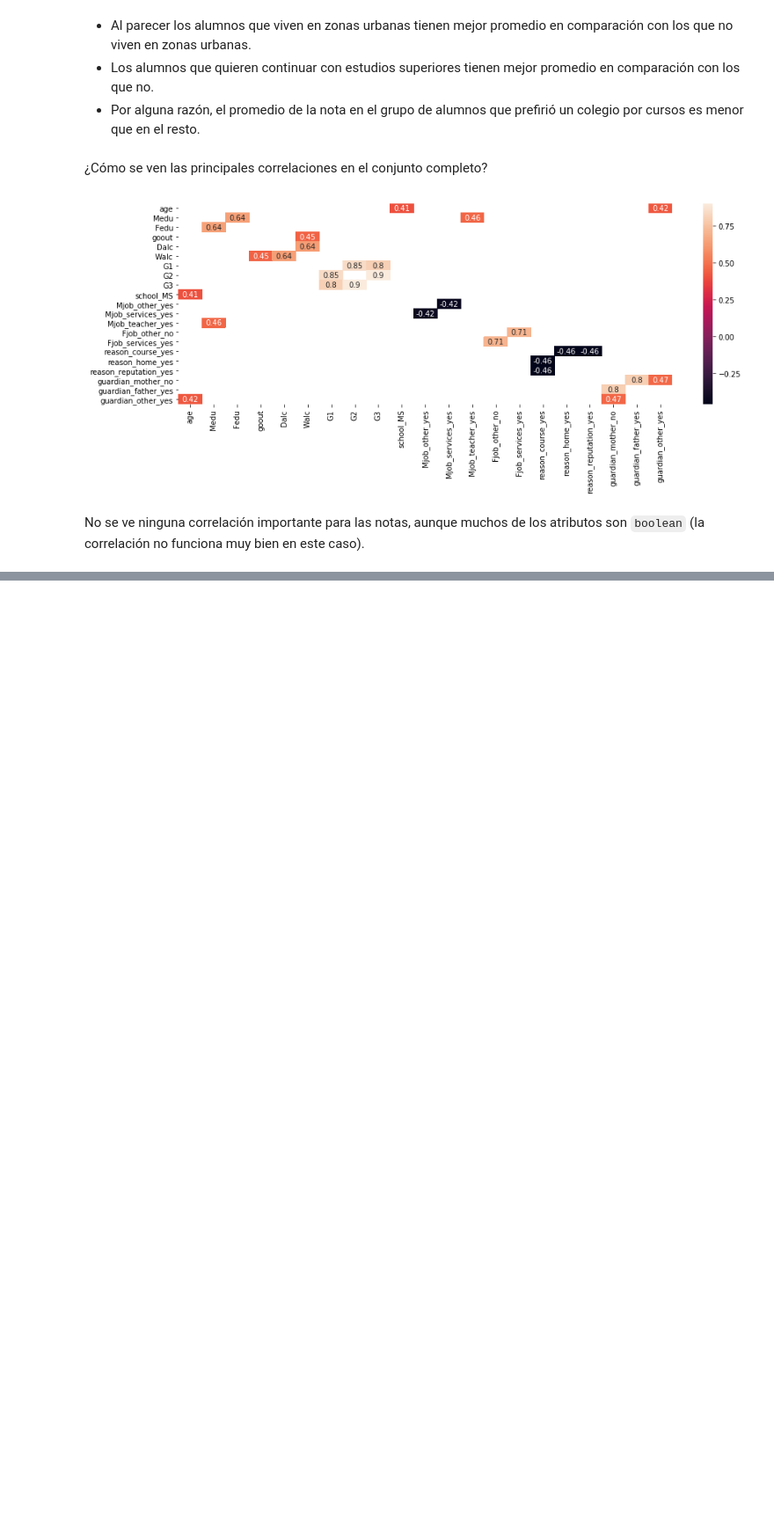
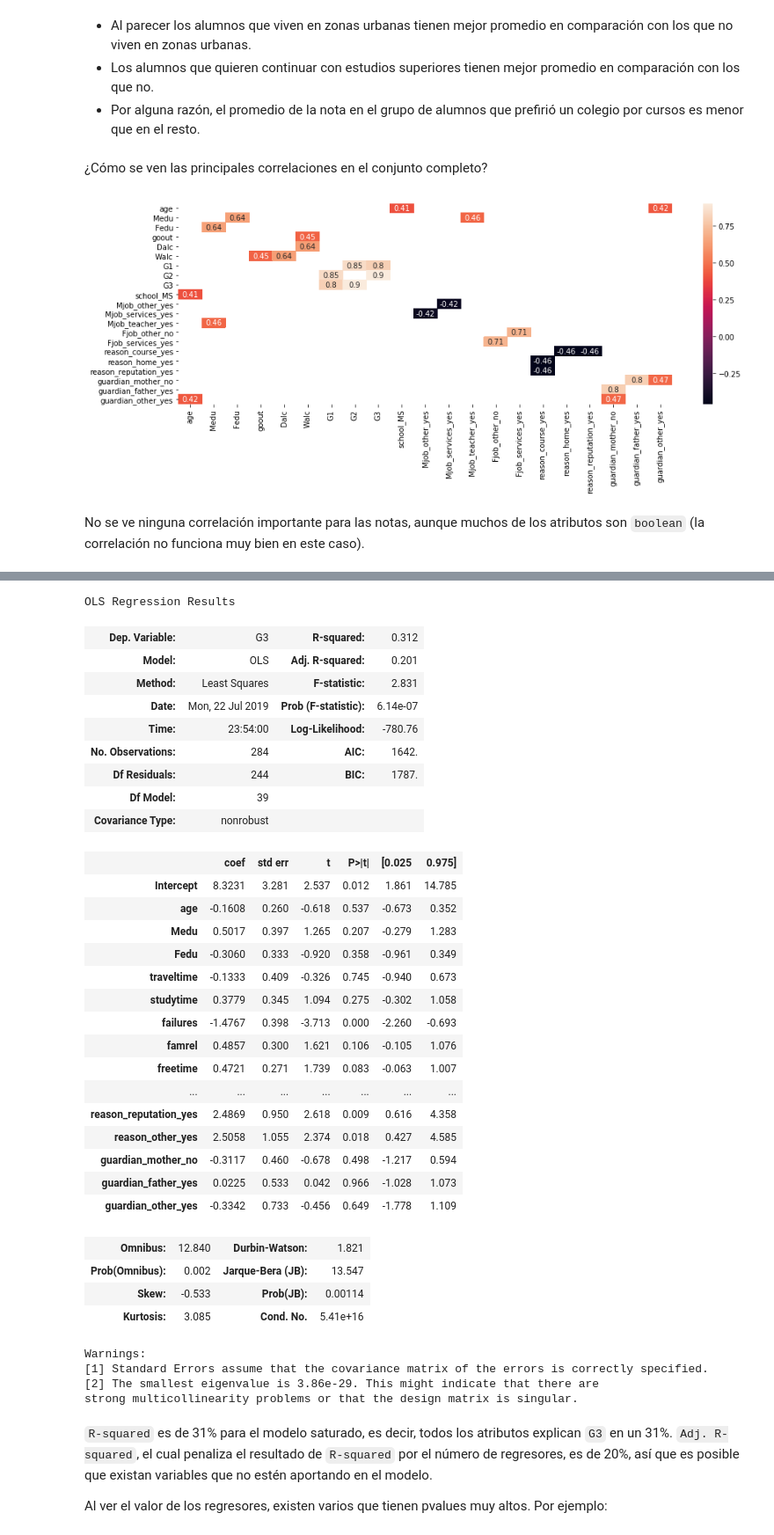
Before and after one commit to muZk/desafio-latam-ds-python, a Jupyter notebook: 02 - Fundamentos Data Science/prueba/Rendimiento escolar.ipynb, the cells around one changed output, grey strips where cells are left out. Shown at 88% size. Cells and saved outputs as stored; diff of their text form; code cells hidden in the pictures; blank space fills up the shorter version.

```diff
--- a/02 - Fundamentos Data Science/prueba/Rendimiento escolar.ipynb
+++ b/02 - Fundamentos Data Science/prueba/Rendimiento escolar.ipynb
@@ -505,0 +538,47 @@ No se ve ninguna correlación importante para las notas, aunque muchos de los at
+# %%
+def build_model(df, banned_columns, target):
+    regressors = [item for item in df.columns if item not in banned_columns]
+    return smf.ols('{} ~ {}'.format(target, ' + '.join(regressors)), df)
+
+saturated_model = build_model(df, ['G1', 'G2', 'G3'], 'G3').fit()
+# %%
+saturated_model.summary()
+# %% [output]
+OLS Regression Results
+| Dep. Variable: | G3 | R-squared: | 0.312 |
+| Model: | OLS | Adj. R-squared: | 0.201 |
+| Method: | Least Squares | F-statistic: | 2.831 |
+| Date: | Mon, 22 Jul 2019 | Prob (F-statistic): | 6.14e-07 |
+| Time: | 23:54:00 | Log-Likelihood: | -780.76 |
+| No. Observations: | 284 | AIC: | 1642. |
+| Df Residuals: | 244 | BIC: | 1787. |
+| Df Model: | 39 |  |  |
+| Covariance Type: | nonrobust |  |  |
+|  | coef | std err | t | P>|t| | [0.025 | 0.975] |
+| Intercept | 8.3231 | 3.281 | 2.537 | 0.012 | 1.861 | 14.785 |
+| age | -0.1608 | 0.260 | -0.618 | 0.537 | -0.673 | 0.352 |
+| Medu | 0.5017 | 0.397 | 1.265 | 0.207 | -0.279 | 1.283 |
+| Fedu | -0.3060 | 0.333 | -0.920 | 0.358 | -0.961 | 0.349 |
+| traveltime | -0.1333 | 0.409 | -0.326 | 0.745 | -0.940 | 0.673 |
+| studytime | 0.3779 | 0.345 | 1.094 | 0.275 | -0.302 | 1.058 |
+| failures | -1.4767 | 0.398 | -3.713 | 0.000 | -2.260 | -0.693 |
+| famrel | 0.4857 | 0.300 | 1.621 | 0.106 | -0.105 | 1.076 |
+| freetime | 0.4721 | 0.271 | 1.739 | 0.083 | -0.063 | 1.007 |
+| ... | ... | ... | ... | ... | ... | ... |
+| reason_reputation_yes | 2.4869 | 0.950 | 2.618 | 0.009 | 0.616 | 4.358 |
+| reason_other_yes | 2.5058 | 1.055 | 2.374 | 0.018 | 0.427 | 4.585 |
+| guardian_mother_no | -0.3117 | 0.460 | -0.678 | 0.498 | -1.217 | 0.594 |
+| guardian_father_yes | 0.0225 | 0.533 | 0.042 | 0.966 | -1.028 | 1.073 |
+| guardian_other_yes | -0.3342 | 0.733 | -0.456 | 0.649 | -1.778 | 1.109 |
+| Omnibus: | 12.840 | Durbin-Watson: | 1.821 |
+| Prob(Omnibus): | 0.002 | Jarque-Bera (JB): | 13.547 |
+| Skew: | -0.533 | Prob(JB): | 0.00114 |
+| Kurtosis: | 3.085 | Cond. No. | 5.41e+16 |
+Warnings:
+[1] Standard Errors assume that the covariance matrix of the errors is correctly specified.
+[2] The smallest eigenvalue is 3.86e-29. This might indicate that there are
+strong multicollinearity problems or that the design matrix is singular.
+# %% [markdown]
+`R-squared` es de 31% para el modelo saturado, es decir, todos los atributos explican `G3` en un 31%. `Adj. R-squared`, el cual penaliza el resultado de `R-squared` por el número de regresores, es de 20%, así que es posible que existan variables que no estén aportando en el modelo.
+
+Al ver el valor de los regresores, existen varios que tienen pvalues muy altos. Por ejemplo:
```
Also changed, not shown: parts of 14 cells of this notebook, 2 other files.
